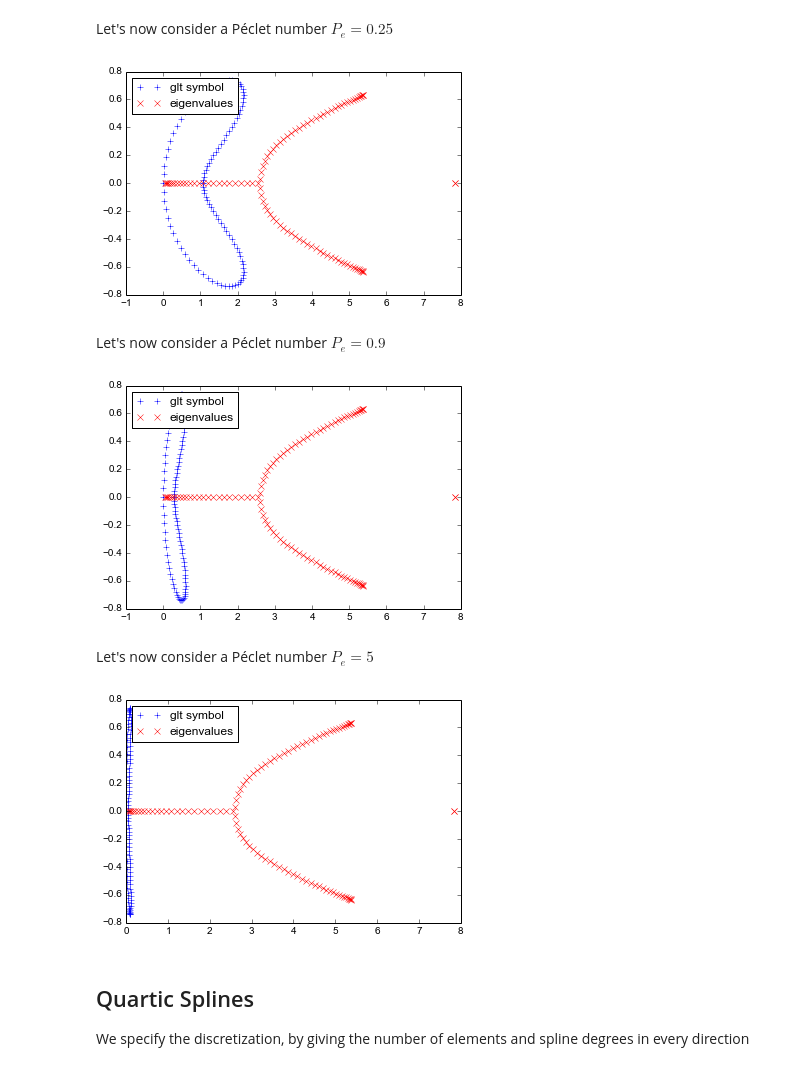
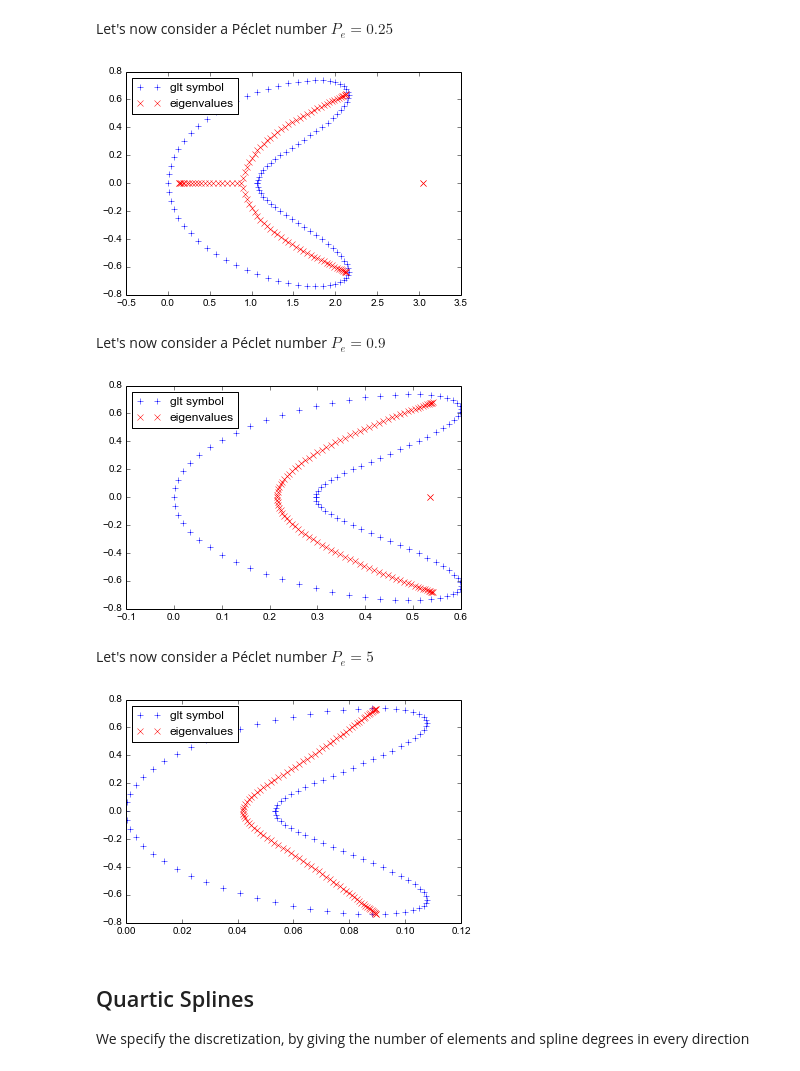
Before and after one commit to pyccel/GeLaTo, a Jupyter notebook: notebooks/tutorials/getting_started_5.ipynb, the cells around one changed output. Drawn from its saved outputs; the diff is of its cells as text; code cells hidden in the pictures.

Commit message:
fix bug in notebook convection-advection

```diff
--- a/notebooks/tutorials/getting_started_5.ipynb
+++ b/notebooks/tutorials/getting_started_5.ipynb
@@ -96,6 +96,7 @@ def run(form, constants, plot_matrix=True, **settings):
     # ...
 
     # ... tells the assembler to use the provided values of constants
+    os.system("rm .clapp/constants.lua")
     assembler.set_constants(constants)
     # ...
 
@@ -246,21 +283,33 @@ expr = run(form, constants = {"alpha": 1., "beta": 0.05})
 # %% [markdown]
 Let's now consider a Péclet number $P_e = 0.25$
 # %%
+form = construct_form(filename="../../glt/tests/1d/inputs/convection_diffusion.vl", \
+                      mapping=mapping, \
+                      discretization=discretization)
+
 expr = run(form, constants = {"alpha": 1., "beta": 0.02})
 # %% [output]
-[figure, old version]
+[figure, new version]
 # %% [markdown]
 Let's now consider a Péclet number $P_e = 0.9$
 # %%
+form = construct_form(filename="../../glt/tests/1d/inputs/convection_diffusion.vl", \
+                      mapping=mapping, \
+                      discretization=discretization)
+
 expr = run(form, constants = {"alpha": 1., "beta": 1./180})
 # %% [output]
-[figure, old version]
+[figure, new version]
 # %% [markdown]
 Let's now consider a Péclet number $P_e = 5$
 # %%
+form = construct_form(filename="../../glt/tests/1d/inputs/convection_diffusion.vl", \
+                      mapping=mapping, \
+                      discretization=discretization)
+
 expr = run(form, constants = {"alpha": 1., "beta": 0.001})
 # %% [output]
-[figure, old version]
+[figure, new version]
 # %% [markdown]
 ## Quartic Splines
 
```
Also changed, not shown: parts of 17 cells of this notebook, 2 other files.
